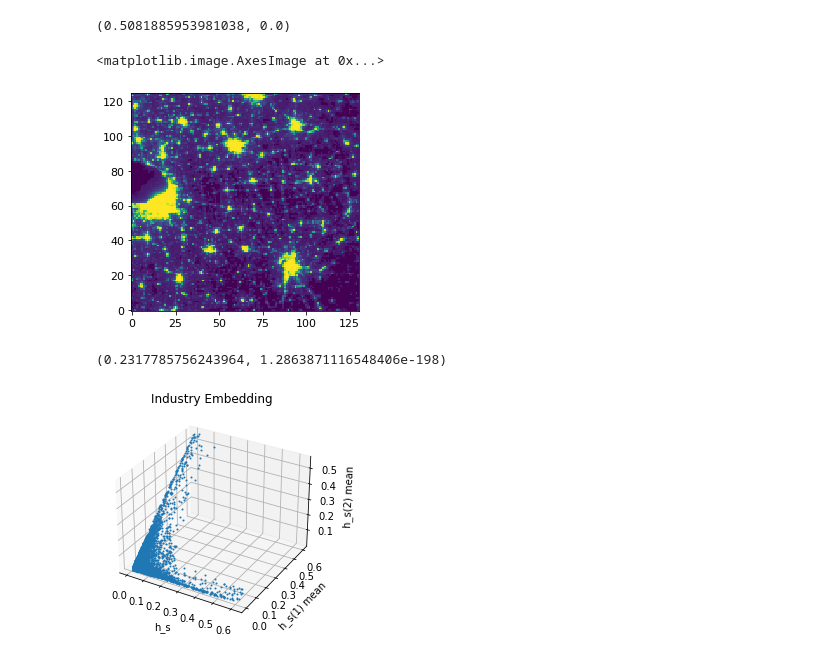
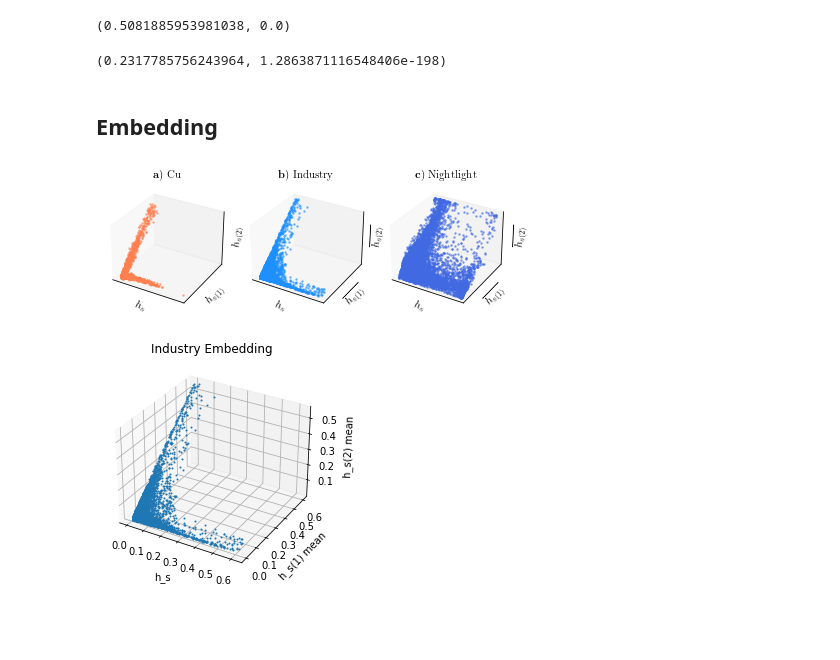
Before and after one commit to KatharinaBracher/GCCM, a Jupyter notebook: code/HeavyMetal.ipynb, the cells around one changed output. Cells and saved outputs as stored; diff of their text form; code cells hidden in the pictures; blank space fills up the shorter version.

```diff
--- a/code/HeavyMetal.ipynb
+++ b/code/HeavyMetal.ipynb
@@ -60,20 +127,50 @@ correlation_coefficient, p_value = pearsonr(xMatrix.flatten(), yMatrix[1:, 1:].f
 correlation_coefficient, p_value
 # %% [output]
 (0.5081885953981038, 0.0)
-# %%
-plt.imshow(zMatrix, origin='lower', interpolation='none')
-# %% [output]
-<matplotlib.image.AxesImage at 0x...>
-[figure, removed]
 # %%
 correlation_coefficient, p_value = pearsonr(zMatrix.flatten(), yMatrix[1:, 1:].flatten())
 correlation_coefficient, p_value
 # %% [output]
 (0.2317785756243964, 1.2863871116548406e-198)
+# %% [markdown]
+## Embedding
 # %%
 xEmbedings = embedding(xMatrix, E)
 yEmbedings = embedding(yMatrix, E)
 zEmbedings = embedding(zMatrix, E)
+# %%
+fig, ax = plt.subplots(1,3, figsize=(6, 4), subplot_kw=dict(projection='3d'))
+p0 = ax[0].plot(yEmbedings[0].flatten(),np.mean(yEmbedings[1], axis=1),np.mean(yEmbedings[2], axis=1),
+                '.', ms=3, c='coral', alpha=0.5)
+pad = -10
+ax[0].set_xlabel(r"$h_s$", labelpad=pad)
+ax[0].set_ylabel(r"$h_{s(1)}$", labelpad=pad)
+ax[0].set_zlabel(r"$h_{s(2)}$", labelpad=-12)
+ax[0].set_title(r"$\textbf a)$ Cu")
+
+p1 = ax[1].plot(xEmbedings[0].flatten(),np.mean(xEmbedings[1], axis=1),np.mean(xEmbedings[2], axis=1),
+                '.', ms=3, c='dodgerblue', alpha=0.5)
+ax[1].set_xlabel(r"$h_s$", labelpad=pad)
+ax[1].set_ylabel(r"$\overline{h_{s(1)}}$", labelpad=pad)
+ax[1].set_zlabel(r"$\overline{h_{s(2)}}$", labelpad=-12)
+ax[1].set_title(r"$\textbf b)$ Industry")
+
+p2 = ax[2].plot(zEmbedings[0].flatten(),np.mean(zEmbedings[1], axis=1),np.mean(zEmbedings[2], axis=1),
+                '.', ms=3, c='royalblue', alpha=0.5)
+ax[2].set_xlabel(r"$h_s$", labelpad=pad)
+ax[2].set_ylabel(r"$\overline{h_{s(1)}}$", labelpad=pad)
+ax[2].set_zlabel(r"$\overline{h_{s(2)}}$", labelpad=pad)
+ax[2].set_title(r"$\textbf c)$ Nightlight")
+
+for a in ax:
+    a.set_xticks([])
+    a.set_yticks([])
+    a.set_zticks([])
+
+plt.tight_layout()
+plt.savefig('plots/pollution_embedding.pdf')
+# %% [output]
+[figure, added]
 # %%
 ax = plt.figure().add_subplot(projection='3d')
 
```
Also changed, not shown: parts of 23 cells of this notebook, 27 other files.
